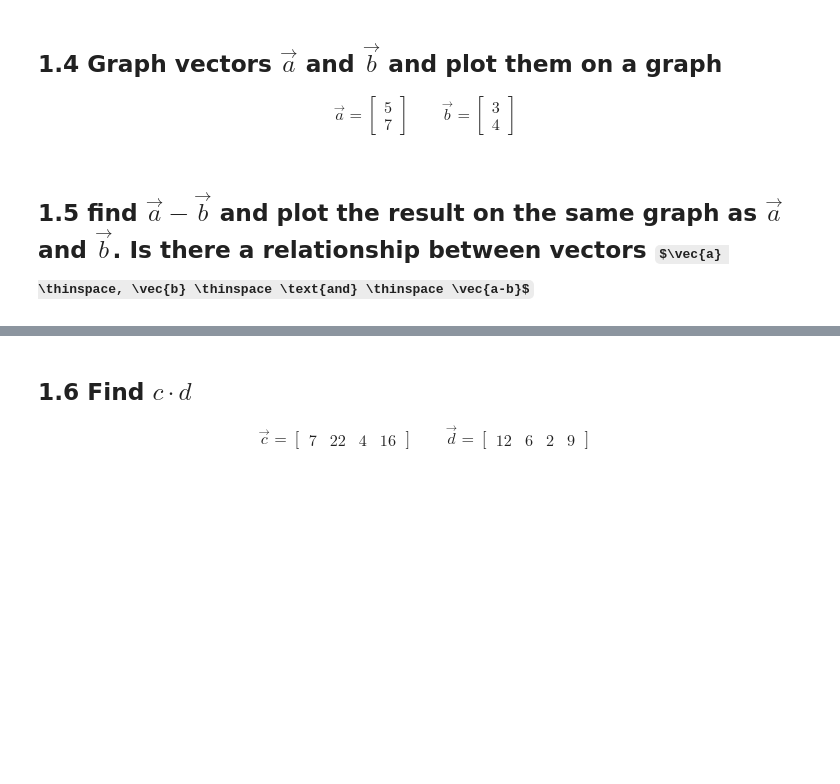
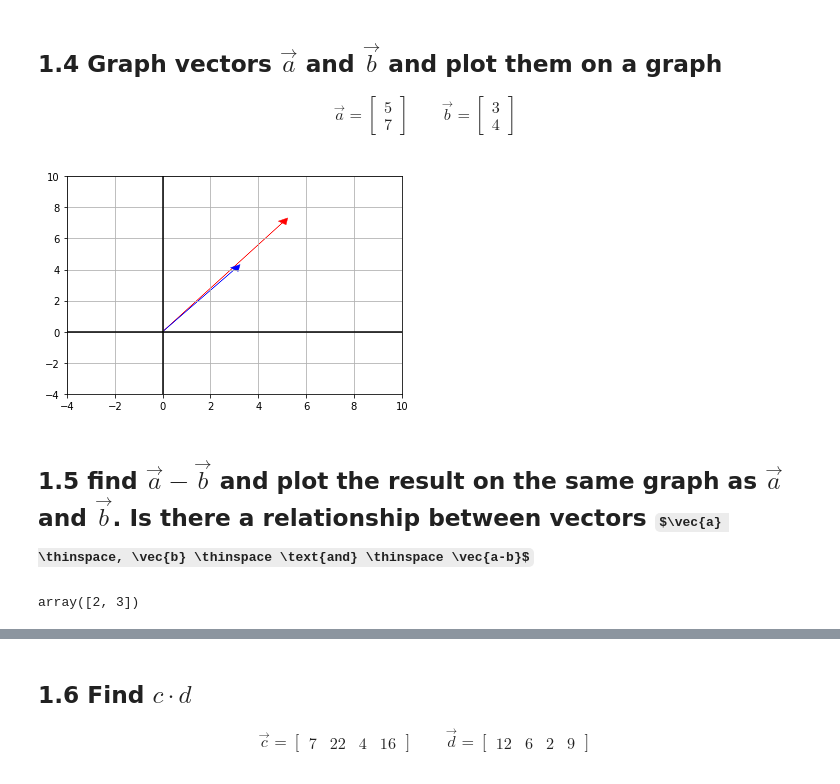
Before and after one commit to ChristianJJohnson/DS-Unit-1-Sprint-3-Linear-Algebra, a Jupyter notebook: module1-vectors-and-matrices/LS_DS_131_Vectors_and_Matrices_Assignment.ipynb, the cells around one changed output, grey strips where cells are left out. Cells and saved outputs as stored; diff of their text form; code cells hidden in the pictures; some formulas as TeX source; blank space fills up the shorter version.

```diff
--- a/module1-vectors-and-matrices/LS_DS_131_Vectors_and_Matrices_Assignment.ipynb
+++ b/module1-vectors-and-matrices/LS_DS_131_Vectors_and_Matrices_Assignment.ipynb
@@ -99,5 +115,31 @@ print(math.pi)
 \qquad
 \vec{b} = \begin{bmatrix} 3 \\4 \end{bmatrix}
 \end{align}
+# %%
+a = [5,7]
+b = [3,4]
+# %%
+fig, ax = plt.subplots()
+ax.grid()
+plt.xlim(-4, 10)
+plt.ylim(-4, 10)
+for vecColor ,vector in [('r', a), ('b', b)]:
+    plt.arrow(0,0,
+            vector[0],
+            vector[1],
+            head_width=.4,
+            head_length=.4,
+            linewidth=.4,
+            color=vecColor);
+ax.axhline(y=0, color='k')
+ax.axvline(x=0, color='k')
+plt.show;
+# %% [output]
+[figure, added]
 # %% [markdown]
 ## 1.5 find $\vec{a} - \vec{b}$ and plot the result on the same graph as $\vec{a}$ and $\vec{b}$. Is there a relationship between vectors $\vec{a} \thinspace, \vec{b} \thinspace \text{and} \thinspace \vec{a-b}$
+# %%
+c = np.subtract(a, b)
+c
+# %% [output]
+array([2, 3])
```
Also changed, not shown: parts of 10 cells of this notebook.
